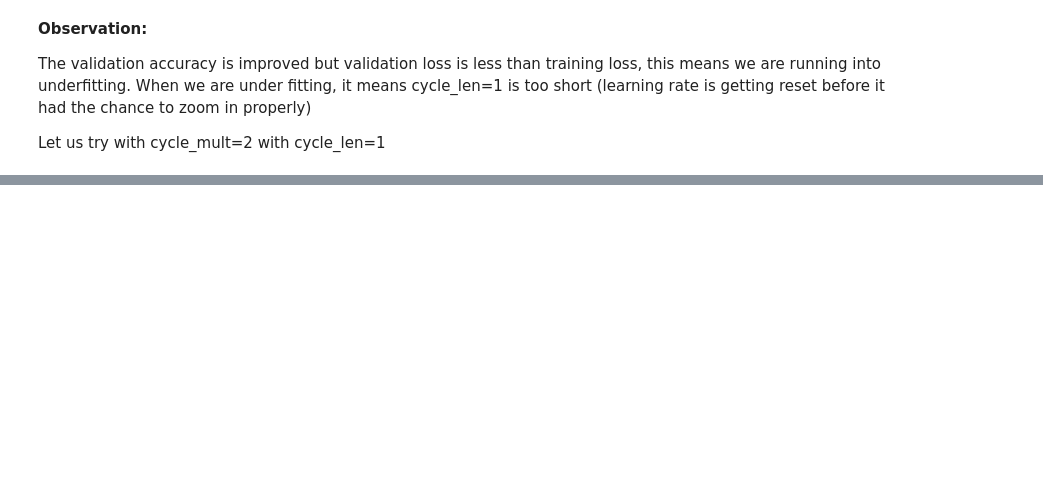
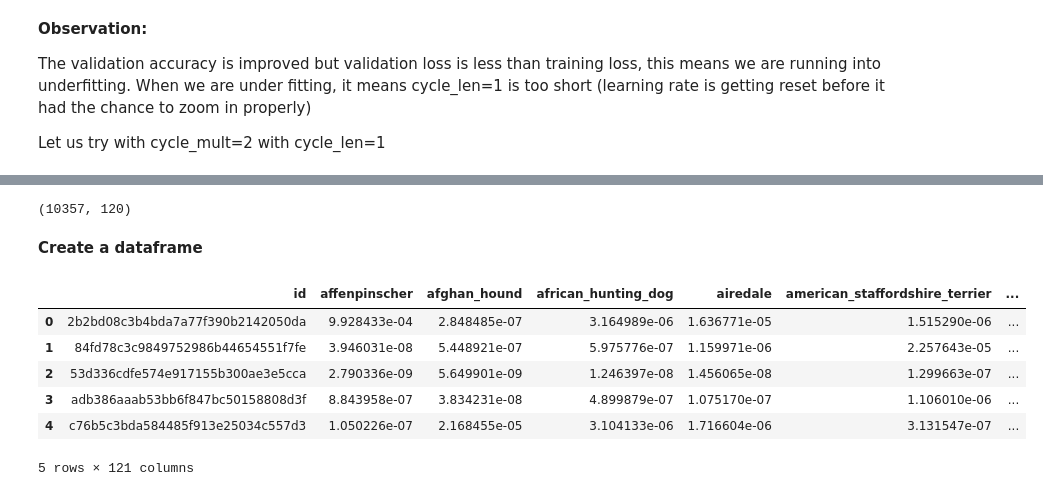
Before and after one commit to sayakgis/dog_breed_kaggle, a Jupyter notebook: Fastai_DogBreed_Classification.ipynb, the cells around one changed output, grey strips where cells are left out. Drawn from its saved outputs; the diff is of its cells as text; code cells hidden in the pictures; blank space fills up the shorter version.

```diff
--- a/Fastai_DogBreed_Classification.ipynb
+++ b/Fastai_DogBreed_Classification.ipynb
@@ -597,0 +713,26 @@ Let us try with cycle_mult=2 with cycle_len=1
+# %%
+log_pred,y=learn_resnext.TTA(is_test=True)   # It will apply on test folder now
+# %%
+probs=np.mean(np.exp(log_pred),0)
+# %%
+probs.shape
+# %% [output]
+(10357, 120)
+# %% [markdown]
+**Create a dataframe**
+# %%
+df_kaggle=pd.DataFrame(probs)
+df_kaggle.columns=data.classes
+# %%
+# insert filename
+df_kaggle.insert(0, 'id', [o[5:-4] for o in data.test_ds.fnames])
+# %%
+df_kaggle.head()
+# %% [output]
+|  | id | affenpinscher | afghan_hound | african_hunting_dog | airedale | american_staffordshire_terrier | ... |
+| 0 | 2b2bd08c3b4bda7a77f390b2142050da | 9.928433e-04 | 2.848485e-07 | 3.164989e-06 | 1.636771e-05 | 1.515290e-06 | ... |
+| 1 | 84fd78c3c9849752986b44654551f7fe | 3.946031e-08 | 5.448921e-07 | 5.975776e-07 | 1.159971e-06 | 2.257643e-05 | ... |
+| 2 | 53d336cdfe574e917155b300ae3e5cca | 2.790336e-09 | 5.649901e-09 | 1.246397e-08 | 1.456065e-08 | 1.299663e-07 | ... |
+| 3 | adb386aaab53bb6f847bc50158808d3f | 8.843958e-07 | 3.834231e-08 | 4.899879e-07 | 1.075170e-07 | 1.106010e-06 | ... |
+| 4 | c76b5c3bda584485f913e25034c557d3 | 1.050226e-07 | 2.168455e-05 | 3.104133e-06 | 1.716604e-06 | 3.131547e-07 | ... |
+5 rows × 121 columns
```
Also changed, not shown: parts of 47 cells of this notebook.
